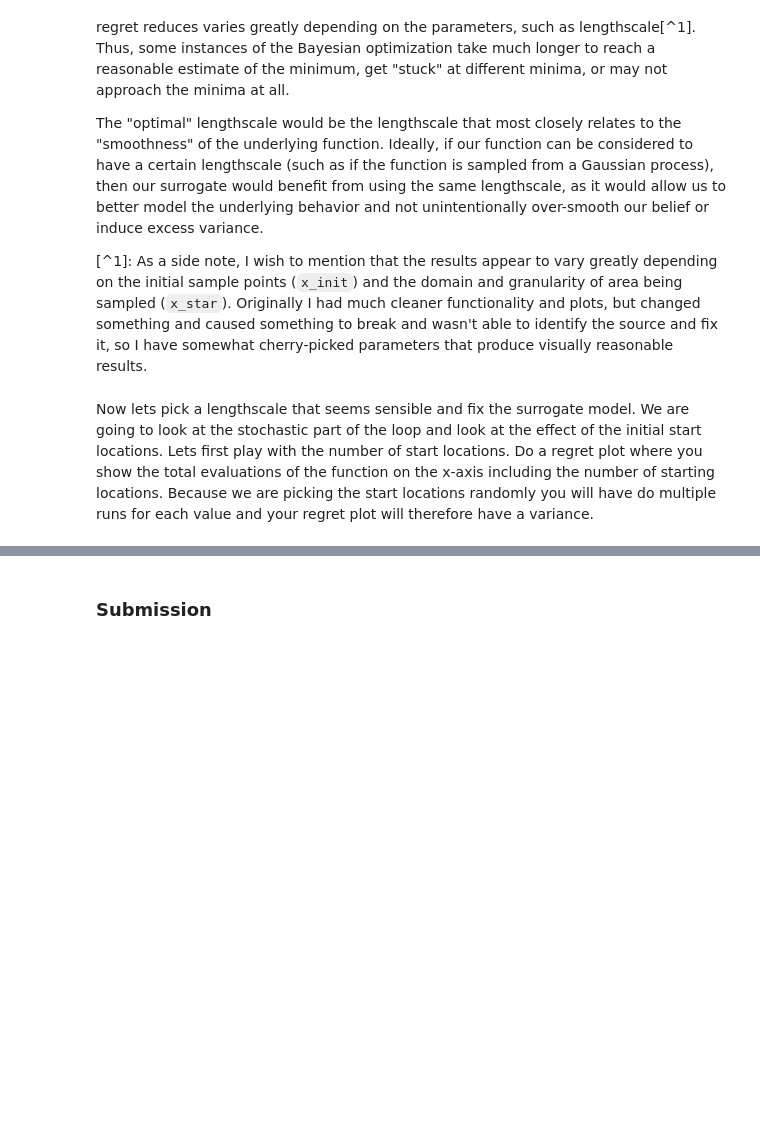
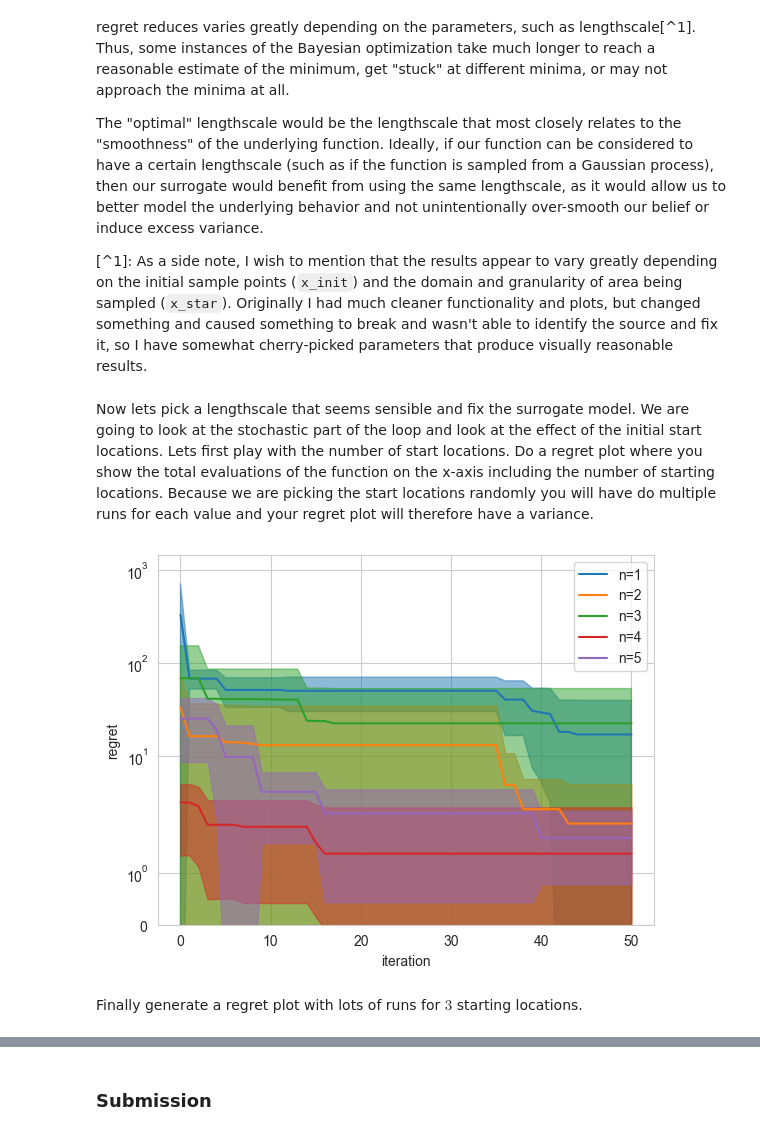
Before and after one commit to nyoma-diamond/L48_Assignments, a Jupyter notebook: L48_bad35_Task2.ipynb, the cells around one changed output, grey strips where cells are left out. Saved outputs shown, nothing was run; the diff lists cells and outputs as text; code cells hidden in the pictures; blank space fills up the shorter version.

```diff
--- a/L48_bad35_Task2.ipynb
+++ b/L48_bad35_Task2.ipynb
@@ -410,0 +441,22 @@ for i in range(1,7):
+# %%
+means = history.mean(axis=1) - min_f_star
+stds = history.std(axis=1)
+
+xr = range(0, iterations+1)
+
+for n_init in range(0, n_locations):
+    color = plt.plot(xr, means[n_init], label=f'n={n_init+1}')[0].get_color()
+    plt.fill_between(xr, means[n_init] - stds[n_init], means[n_init] + stds[n_init], alpha=0.5, color=color)
+
+plt.xlabel('iteration')
+plt.ylabel('regret')
+# plt.xscale('symlog')
+plt.yscale('symlog')
+plt.ylim(ymin=0)
+plt.legend()
+
+plt.show()
+# %% [output]
+[figure, added]
+# %% [markdown]
+Finally generate a regret plot with lots of runs for $3$ starting locations.
```
Also changed, not shown: parts of 21 cells of this notebook.
